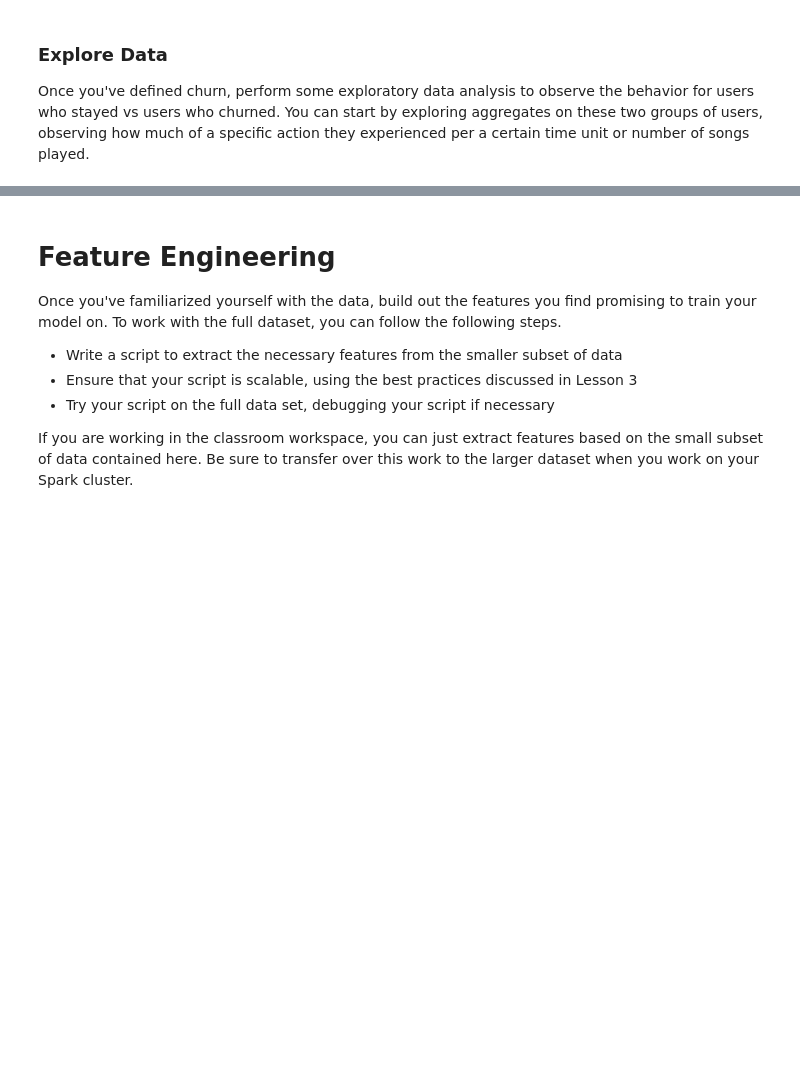
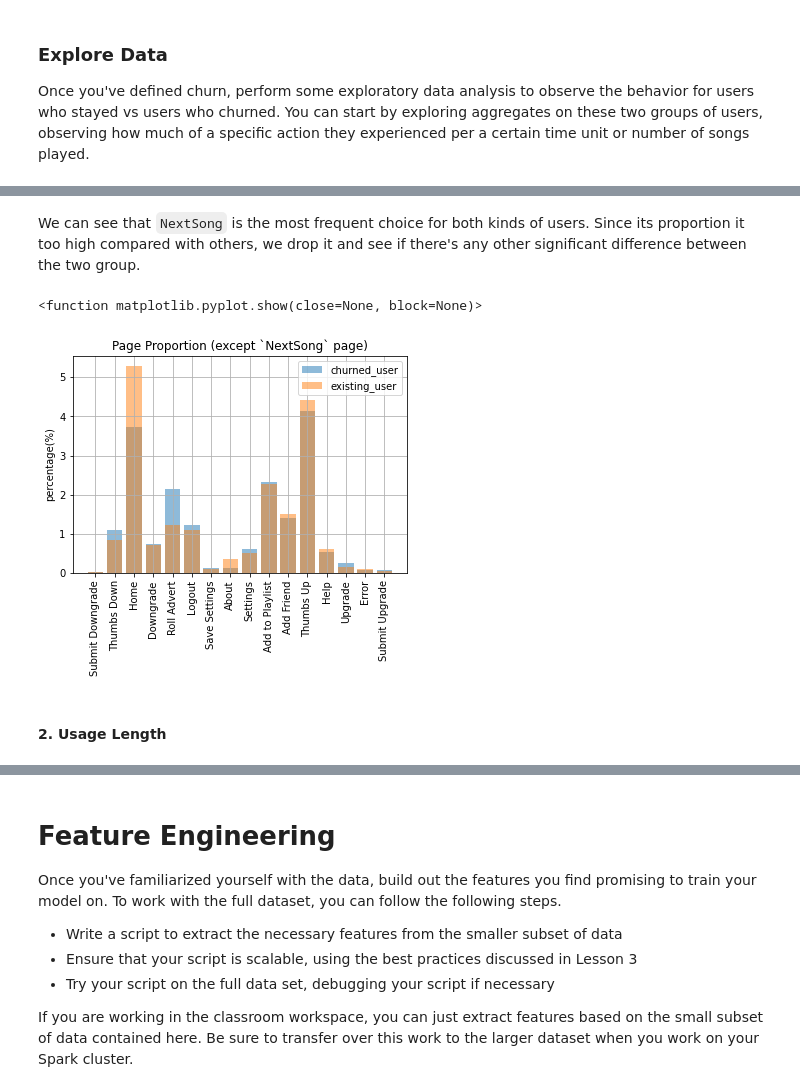
Before and after one commit to petitepepper/Sparkifty_User-Churn-Alert, a Jupyter notebook: Sparkify.ipynb, the cells around one changed output, grey strips where cells are left out. Saved outputs shown, nothing was run; the diff lists cells and outputs as text; code cells hidden in the pictures; blank space fills up the shorter version.

```diff
--- a/Sparkify.ipynb
+++ b/Sparkify.ipynb
@@ -186,0 +174,17 @@ plt.show
+# %% [markdown]
+We can see that `NextSong` is the most frequent choice for both kinds of users. Since its proportion it too high compared with others, we drop it and see if there's any other significant difference between the two group.
+# %%
+pages_small = pages[pages['page']!="NextSong" ]
+plt.bar(pages_small['page'],pages_small['proportion_cu'],label="churned_user",alpha=0.5)
+plt.bar(pages_small['page'],pages_small['proportion_eu'],label="existing_user",alpha=0.5)
+plt.title("Page Proportion (except `NextSong` page)")
+plt.ylabel("percentage(%)")
+plt.xticks(rotation=90)
+plt.legend()
+plt.grid()
+plt.show
+# %% [output]
+<function matplotlib.pyplot.show(close=None, block=None)>
+[figure, added]
+# %% [markdown]
+#### 2. Usage Length
```
Also changed, not shown: parts of 14 cells of this notebook, 1 other file.
